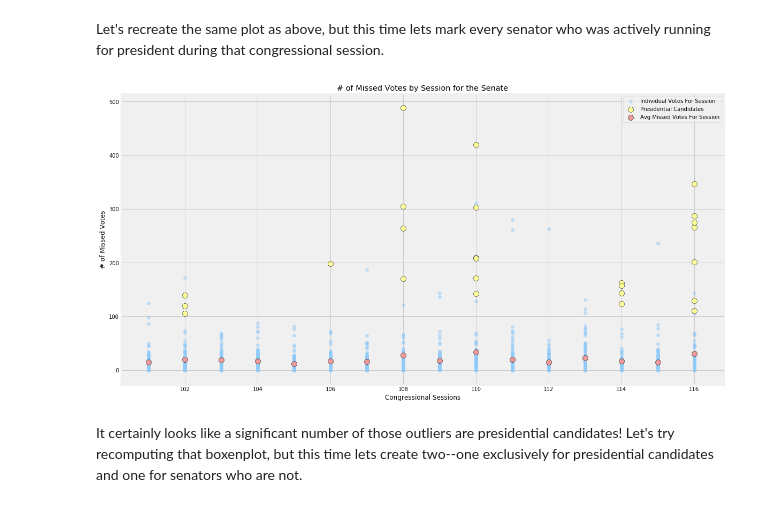
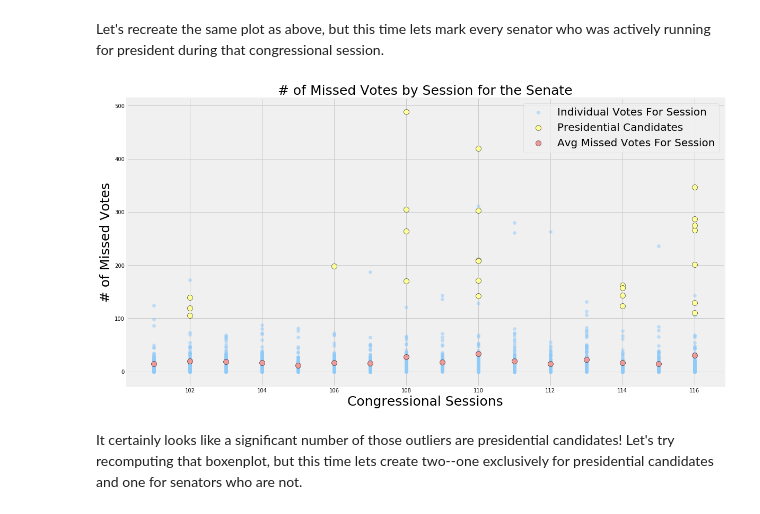
Before and after one commit to rcohngru/congressional-voting-eda, a Jupyter notebook: notebooks/Clean Senate Exploration.ipynb, the cells around one changed output. Cells and saved outputs as stored; diff of their text form; code cells hidden in the pictures.

```diff
--- a/notebooks/Clean Senate Exploration.ipynb
+++ b/notebooks/Clean Senate Exploration.ipynb
@@ -158,38 +160,38 @@ for session in range(101, 117):
 
     else:
         total_label = ''
         avg_label = ''
         ind_label = ''
         cand_label = ''
 
     if session in sessions_to_ids.keys():
         candidate_ids = sessions_to_ids[session]
     else:
         candidate_ids = []
 
     data = get_csv('senate', session)
 
     non_candidates = data[~data['id'].isin(candidate_ids)]
     non_candidate_missed_votes = non_candidates['missed_votes']
     non_candidate_ct = np.full((len(non_candidate_missed_votes),), session)
     ax.scatter(non_candidate_ct, non_candidate_missed_votes, alpha=0.5, c='#90CAF9', label=ind_label)
 
     candidates = data[data['id'].isin(candidate_ids)]
     candidate_missed_votes = candidates['missed_votes']
     if len(candidate_missed_votes) > 0:
         candidate_ct = np.full((len(candidate_missed_votes),), session)
         ax.scatter(candidate_ct, candidate_missed_votes, alpha=1, c='#ffff99', edgecolor='black', s=100, label=cand_label)
 
     avg = np.mean(data['missed_votes'])
     ax.scatter(session, avg, alpha=1, c='#EF9A9A', edgecolor='black', s=100, label=avg_label)
 
 
-ax.set_xlabel('Congressional Sessions')
-ax.set_ylabel('# of Missed Votes')
-ax.set_title('# of Missed Votes by Session for the Senate')
-ax.legend();
+ax.set_xlabel('Congressional Sessions', fontsize=25)
+ax.set_ylabel('# of Missed Votes', fontsize=25)
+ax.set_title('# of Missed Votes by Session for the Senate', fontsize=25)
+ax.legend(prop={'size' : 20});
 # %% [output]
-[figure, old version]
+[figure, new version]
 # %% [markdown]
 It certainly looks like a significant number of those outliers are presidential candidates! Let's try recomputing that boxenplot, but this time lets create two--one exclusively for presidential candidates and one for senators who are not.
 # %%
```
Also changed, not shown: parts of 6 cells of this notebook, 2 other files.
